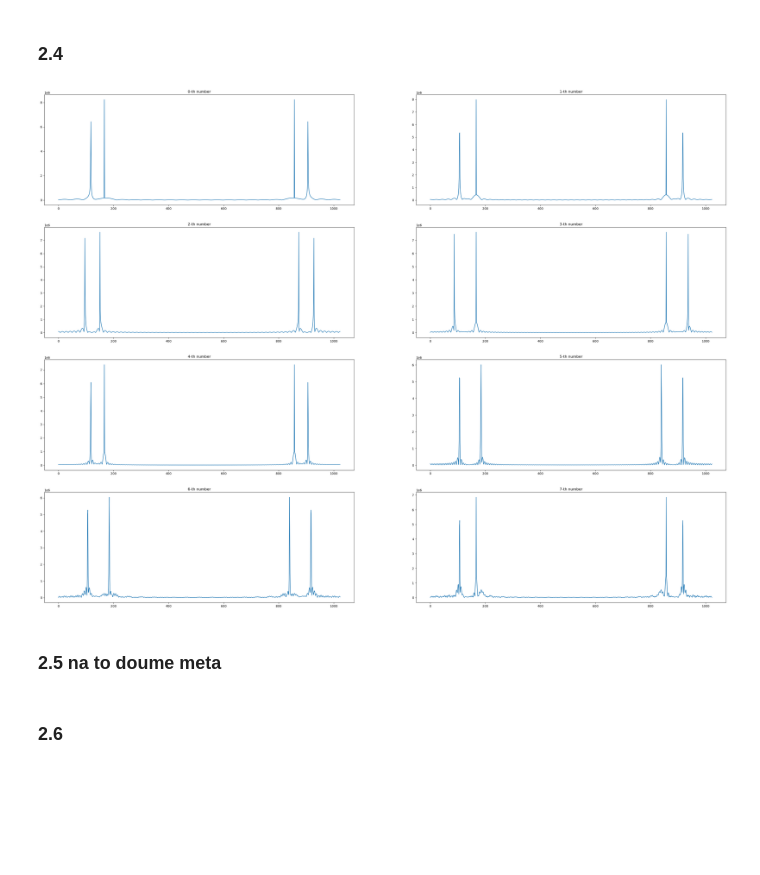
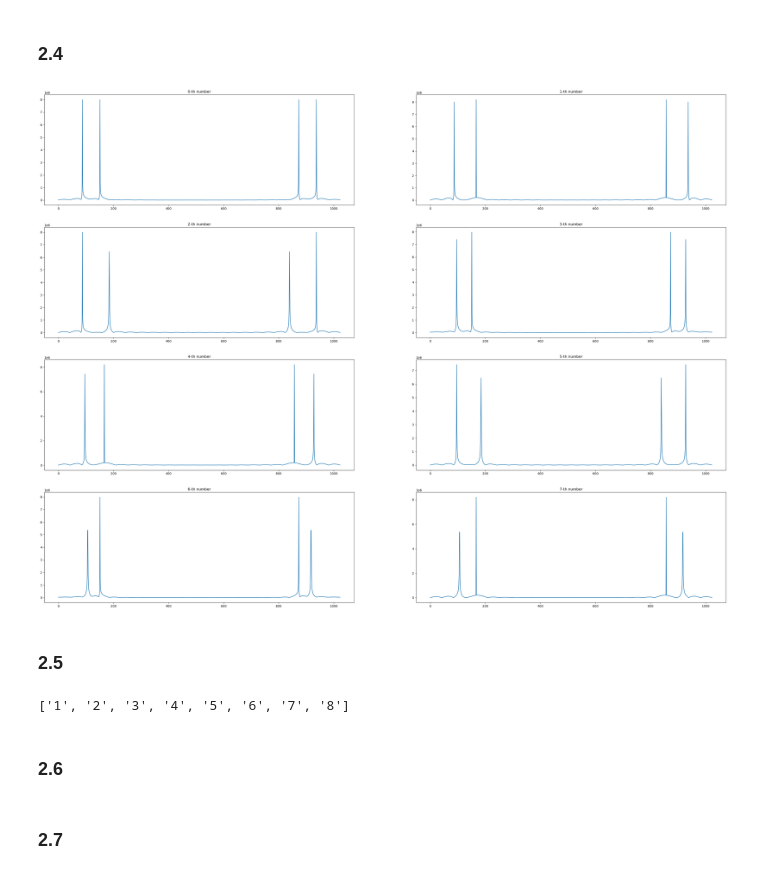
Before and after one commit to ElGreKost/DSP-Lab-Suite, a Jupyter notebook: Digital-Signal-Processing/dsp_project1/dsp_lab1_code.ipynb, the cells around one changed output. Drawn from its saved outputs; the diff is of its cells as text; code cells hidden in the pictures; blank space fills up the shorter version.

```diff
--- a/Digital-Signal-Processing/dsp_project1/dsp_lab1_code.ipynb
+++ b/Digital-Signal-Processing/dsp_project1/dsp_lab1_code.ipynb
@@ -258,26 +258,23 @@ plt.show()
 # %%
 from IPython.display import Audio
 from numpy import sin, cos
+
 # Table of frequencies:
 L = 1000
 Row_freq = [0.5346, 0.5906, 0.6535, 0.7217]
 Col_freq = [0.9273, 1.0247, 1.1328]
 btn_sounds = {"1": [sin(Row_freq[0] * n) + sin(Col_freq[0] * n) for n in range(L)],
-             "2": [sin(Row_freq[1] * n) + sin(Col_freq[0] * n) for n in range(L)],
-             "3": [sin(Row_freq[2] * n) + sin(Col_freq[0] * n) for n in range(L)],
-             "4": [sin(Row_freq[0] * n) + sin(Col_freq[1] * n) for n in range(L)],
-             "5": [sin(Row_freq[1] * n) + sin(Col_freq[1] * n) for n in range(L)],
-             "6": [sin(Row_freq[2] * n) + sin(Col_freq[1] * n) for n in range(L)],
-             "7": [sin(Row_freq[0] * n) + sin(Col_freq[2] * n) for n in range(L)],
-             "8": [sin(Row_freq[1] * n) + sin(Col_freq[2] * n) for n in range(L)],
-             "9": [sin(Row_freq[2] * n) + sin(Col_freq[2] * n) for n in range(L)],
-             "0": [sin(Row_freq[3] * n) + sin(Col_freq[1] * n) for n in range(L)]
+              "2": [sin(Row_freq[0] * n) + sin(Col_freq[1] * n) for n in range(L)],
+              "3": [sin(Row_freq[0] * n) + sin(Col_freq[2] * n) for n in range(L)],
+              "4": [sin(Row_freq[1] * n) + sin(Col_freq[0] * n) for n in range(L)],
+              "5": [sin(Row_freq[1] * n) + sin(Col_freq[1] * n) for n in range(L)],
+              "6": [sin(Row_freq[1] * n) + sin(Col_freq[2] * n) for n in range(L)],
+              "7": [sin(Row_freq[2] * n) + sin(Col_freq[0] * n) for n in range(L)],
+              "8": [sin(Row_freq[2] * n) + sin(Col_freq[1] * n) for n in range(L)],
+              "9": [sin(Row_freq[2] * n) + sin(Col_freq[2] * n) for n in range(L)],
+              "0": [sin(Row_freq[3] * n) + sin(Col_freq[1] * n) for n in range(L)]
               }
 
-# extend the signals of each btn to reach 1024 for even faster dft
-for btn, sound_signal in btn_sounds.items():
-    sound_signal.extend([0] * 24)
-
 display(Audio(btn_sounds["6"], rate=44100))
 # %% [output]
 [interactive output not drawn]
@@ -314,9 +313,11 @@ plt.show()
 # %%
 from scipy.io import wavfile
 
-am, am_sound = '06240996', []
+# am, am_sound = '06240996', []
+am, am_sound = '12345678', []
 for digit in am:
     am_sound = np.concatenate([am_sound, btn_sounds[digit], np.zeros(100)])
+am_sound = am_sound[:-100]  # to delete tail's zeros
 
 am_sound_norm = np.int16(am_sound / np.max(np.abs(am_sound)) * 32767)
 
@@ -330,27 +331,37 @@ display(Audio(am_sound, rate=44100))
 # %%
 N = 1024
 w_hamm, w_rect = np.zeros(N), np.zeros(N)
 w_rect[:1000], w_hamm[:1000] = 1, np.hamming(L)
 
-Digits_fourier = [np.abs((np.fft.fft(w_rect * am_sound_norm[i:i+N]))) for i in range(0, 8800, 1100)]
+# make it 1024 with zero padding.
+am_sound_padded = np.copy(am_sound_norm)
+am_sound_padded = np.pad(am_sound_padded, (0, 24), mode='constant', constant_values=0)
+
+sig_len = len(am_sound_norm)
+Digits_fourier = [np.abs(np.fft.fft(w_rect * am_sound_padded[i:i + 1024])) for i in range(0, sig_len, (1000 + 100))]
 
 fig, axes = plt.subplots(nrows=4, ncols=2, figsize=(40, 30))
 
 for i, ax in enumerate(axes.flat):  # the flat func makes the 2d array into a 1d
     ax.plot(Digits_fourier[i])
     ax.set_title(f'{i}-th number')
 # %% [output]
-[figure, old version]
+[figure, new version]
 # %% [markdown]
-### 2.5 na to doume meta
+### 2.5
 # %%
 from scipy.spatial.distance import euclidean
 
+
 def neighrest_btn(btns: dict, in_btn: list):
-    distance_from_all_btns  = [(btn , euclidean(in_btn, btn_dft)) for btn, btn_dft in btns.items()] # : List[Tuple[btn_number, btn_Fourier]]
-    distance_from_all_btns.sort(key=lambda x: x[1]) # sort based on distance not index
+    distance_from_all_btns = [(btn, euclidean(in_btn, btn_dft)) for btn, btn_dft in btns.items()]  # : List[Tuple[btn_number, btn_Fourier]]
+    distance_from_all_btns.sort(key=lambda x: x[1])  # sort based on distance not index
     return distance_from_all_btns[0][0]
 
+
 Predicted_numbers = [neighrest_btn(btn_dfts, in_btn) for in_btn in Digits_fourier]
+Predicted_numbers
+# %% [output]
+['1', '2', '3', '4', '5', '6', '7', '8']
 # %% [markdown]
 ### 2.6
@@ -356,0 +386,2 @@ Predicted_numbers = [neighrest_btn(btn_dfts, in_btn) for in_btn in Digits_fourie
+# %% [markdown]
+### 2.7
```
Also changed, not shown: parts of 12 cells of this notebook, 1 other file.
